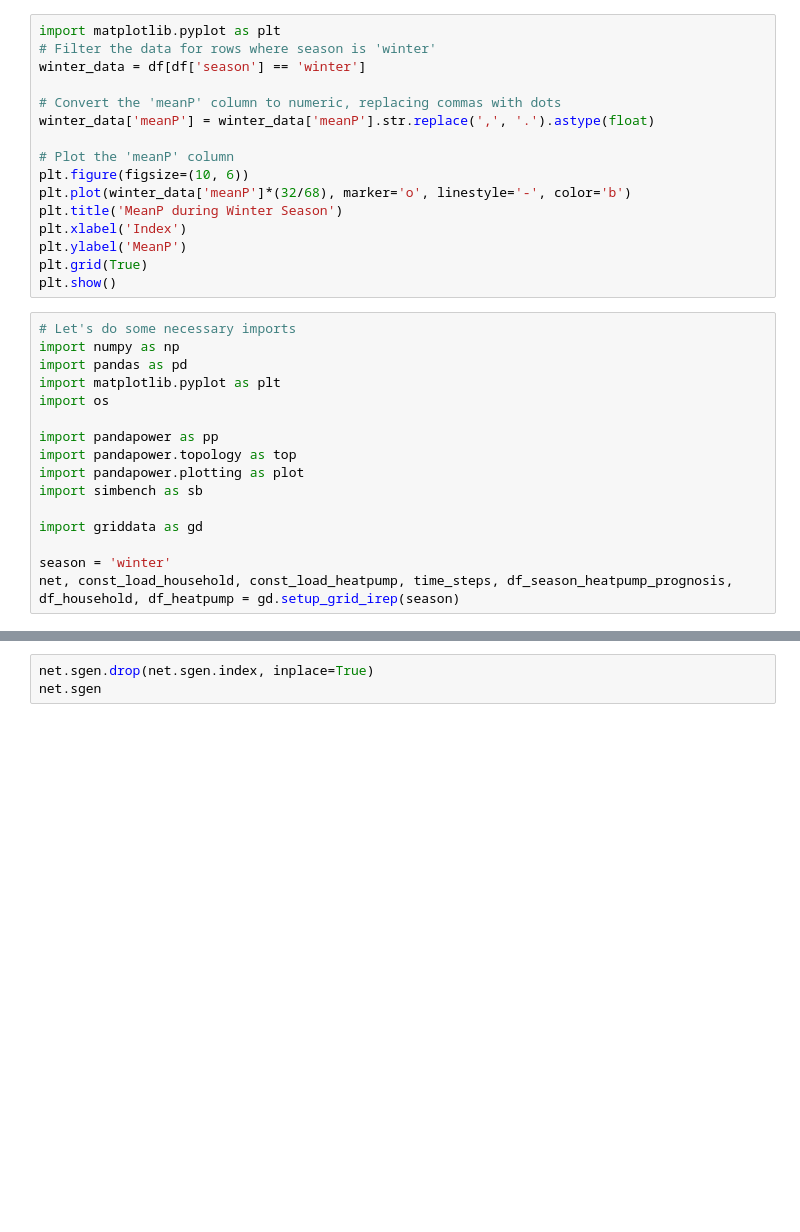
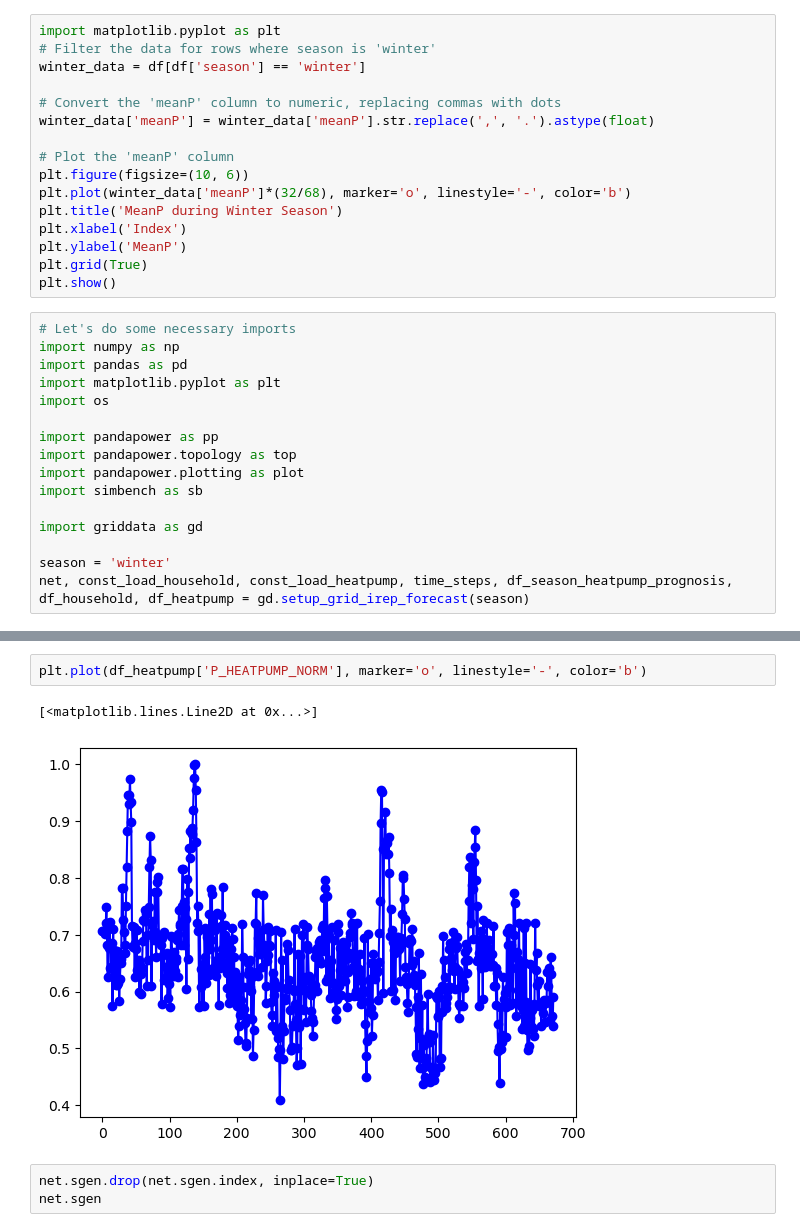
Before and after one commit to marwan2626/DC-OPF, a Jupyter notebook: new/debugger.ipynb, the cells around one changed output, grey strips where cells are left out. Saved outputs shown, nothing was run; the diff lists cells and outputs as text; blank space fills up the shorter version.

```diff
--- a/new/debugger.ipynb
+++ b/new/debugger.ipynb
@@ -132,7 +132,7 @@ import simbench as sb
 import griddata as gd
 
 season = 'winter'
-net, const_load_household, const_load_heatpump, time_steps, df_season_heatpump_prognosis, df_household, df_heatpump = gd.setup_grid_irep(season)
+net, const_load_household, const_load_heatpump, time_steps, df_season_heatpump_prognosis, df_household, df_heatpump = gd.setup_grid_irep_forecast(season)
 # %%
 plt.plot(df_season_heatpump_prognosis['p_mw'], marker='o', linestyle='-', color='b')
 # %% [output]
@@ -140,3 +141,8 @@ KeyError: 'p_mw'
+# %%
+plt.plot(df_heatpump['P_HEATPUMP_NORM'], marker='o', linestyle='-', color='b')
+# %% [output]
+[<matplotlib.lines.Line2D at 0x...>]
+[figure, added]
 # %%
 net.sgen.drop(net.sgen.index, inplace=True)
 net.sgen
```
Also changed, not shown: parts of 1 cell of this notebook, 10 other files.
